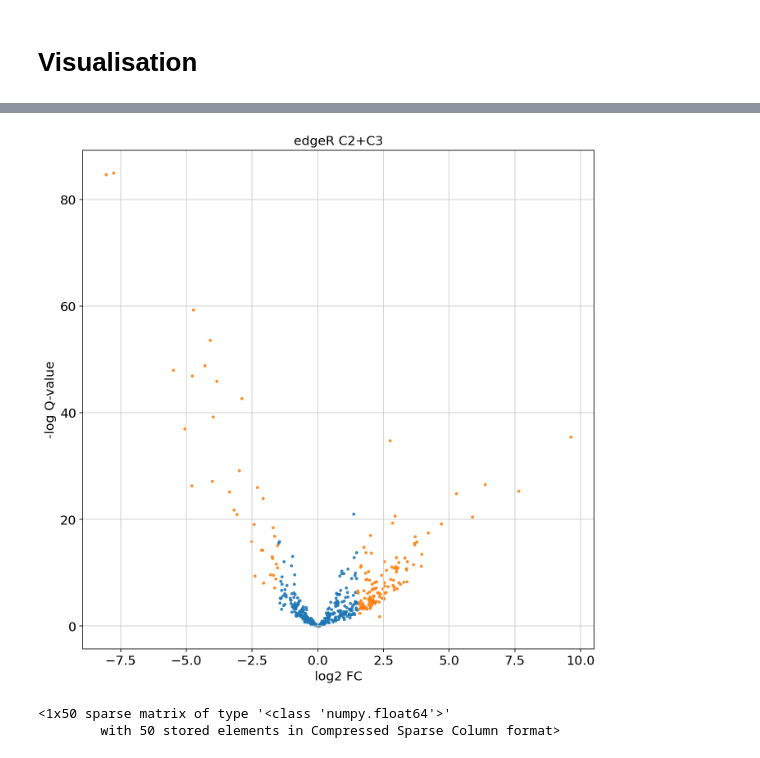
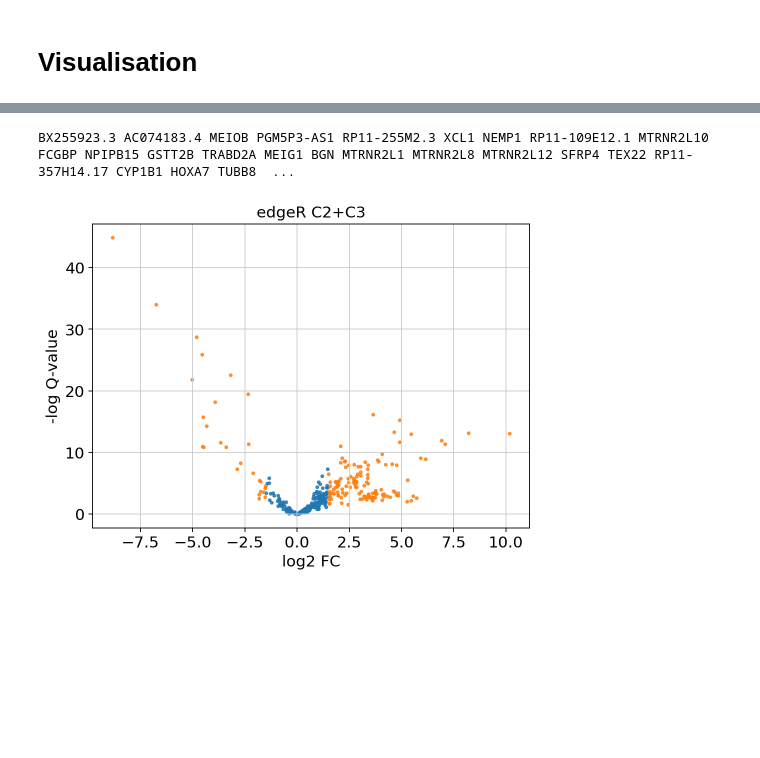
Before and after one commit to vessemer/INeurons, a Jupyter notebook: IPython/DGE.ipynb, the cells around one changed output, grey strips where cells are left out. Drawn from its saved outputs; the diff is of its cells as text; code cells hidden in the pictures; blank space fills up the shorter version.

```diff
--- a/IPython/DGE.ipynb
+++ b/IPython/DGE.ipynb
@@ -126,7 +91,6 @@ Name: count, dtype: int64
 # %%
 idxs = np.prod([
-    adata.obs.time.apply(lambda x: x in [ 'd14']),#, 'd35' ]),
-    # adata.obs.line.apply(lambda x: x.lower() in config.HUMANS),
+    adata.obs.time.apply(lambda x: x in [ 'd35' ]),#, 'd35' ]),
 ], axis=0, dtype=np.bool_)
 selected = adata[idxs, :].copy()
 selected.obs.head()
@@ -455,0 +201,3 @@ def volcano_plot(adata, group_key, group_name="clusters", groupby="time", title=
+# %%
+selected.obs.isHuman = selected.obs.isHuman.astype(str)
+markers = vs.plot_heatmap(selected, "edgeR_C2+C3")
@@ -456,4 +207,9 @@ def volcano_plot(adata, group_key, group_name="clusters", groupby="time", title=
+# %%
+ranked.to_csv(config.PATHS.LOGS/'w5_markers.csv')
+print(' '.join(markers))
+# %% [output]
+BX255923.3 AC074183.4 MEIOB PGM5P3-AS1 RP11-255M2.3 XCL1 NEMP1 RP11-109E12.1 MTRNR2L10 FCGBP NPIPB15 GSTT2B TRABD2A MEIG1 BGN MTRNR2L1 MTRNR2L8 MTRNR2L12 SFRP4 TEX22 RP11-357H14.17 CYP1B1 HOXA7 TUBB8  ...
 # %%
-volcano_plot(selected, "edgeR_C2+C3")
+vs.volcano_plot(selected, "edgeR_C2+C3")
 # %% [output]
-[figure, old version]
+[figure, new version]
@@ -462,21 +215,0 @@ tmp.to_csv(config.PATHS.LOGS/'markers.csv')
-# %%
-from anndata2ri import converter
-import scipy
-
-
-adata_pb.X = scipy.sparse.csc_matrix(adata_pb.X.astype(float))
-adata_pb.layers['counts'] = scipy.sparse.csc_matrix(
-    adata_pb.layers['counts'].astype(float))
-
-adata_pb.obsm['X_pca'] = scipy.sparse.csc_matrix(
-    adata_pb.obsm['X_pca'].astype(float))
-adata_pb.varm['PCs'] = scipy.sparse.csc_matrix(
-    adata_pb.varm['PCs'].astype(float))
-adata_pb.uns['pca']['variance'] = scipy.sparse.csc_matrix(
-    adata_pb.uns['pca']['variance'].astype(float))
-adata_pb.uns['pca']['variance_ratio'] = scipy.sparse.csc_matrix(
-    adata_pb.uns['pca']['variance_ratio'].astype(float))
-adata_pb.uns['pca']['variance_ratio']
-# %% [output]
-<1x50 sparse matrix of type '<class 'numpy.float64'>'
-        with 50 stored elements in Compressed Sparse Column format>
```
Also changed, not shown: parts of 54 cells of this notebook.
